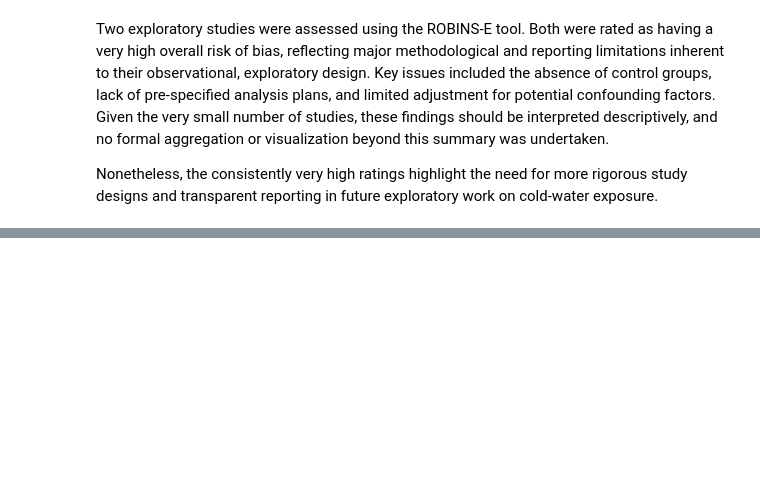
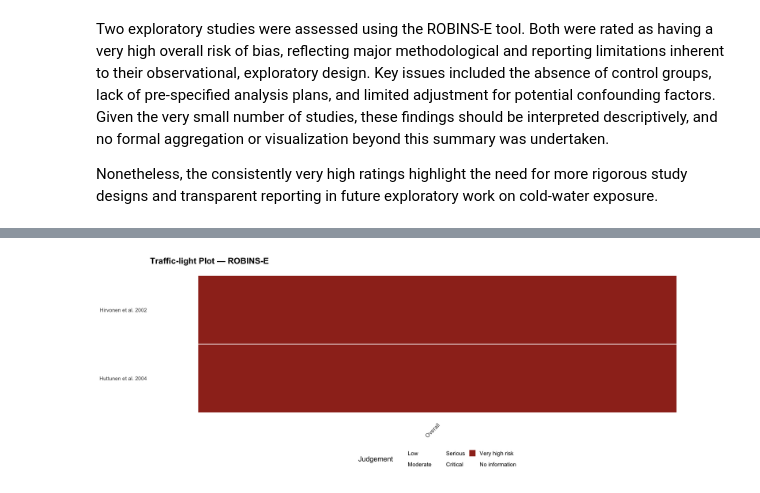
Before and after one commit to sschepanski/CWEMetaAnalysis, a Jupyter notebook: scr/Risk of Bias Analysis.ipynb, the cells around one changed output, grey strips where cells are left out. Saved outputs shown, nothing was run; the diff lists cells and outputs as text; code cells hidden in the pictures; blank space fills up the shorter version.

```diff
--- a/scr/Risk of Bias Analysis.ipynb
+++ b/scr/Risk of Bias Analysis.ipynb
@@ -791,0 +953,21 @@ ggsave(
+# %%
+# ============================================================
+# ROBINS-E traffic-light (from robinse_raw)
+# ============================================================
+robinse_tl <- robinse_raw %>%
+  transmute(
+    authors,
+    `Overall` = recode_robinse(Overall)
+  ) %>%
+  pivot_longer(cols = -authors, names_to = "domain", values_to = "judgement")
+
+p_tl_robinse <- plot_traffic_light(
+  df_long = robinse_tl,
+  tool_title = "Traffic-light Plot — ROBINS-E",
+  level_order = robinse_levels,
+  col_map = cols_robinse
+)
+
+p_tl_robinse
+# %% [output]
+[figure, added]
```
Also changed, not shown: parts of 20 cells of this notebook, 46 other files.
